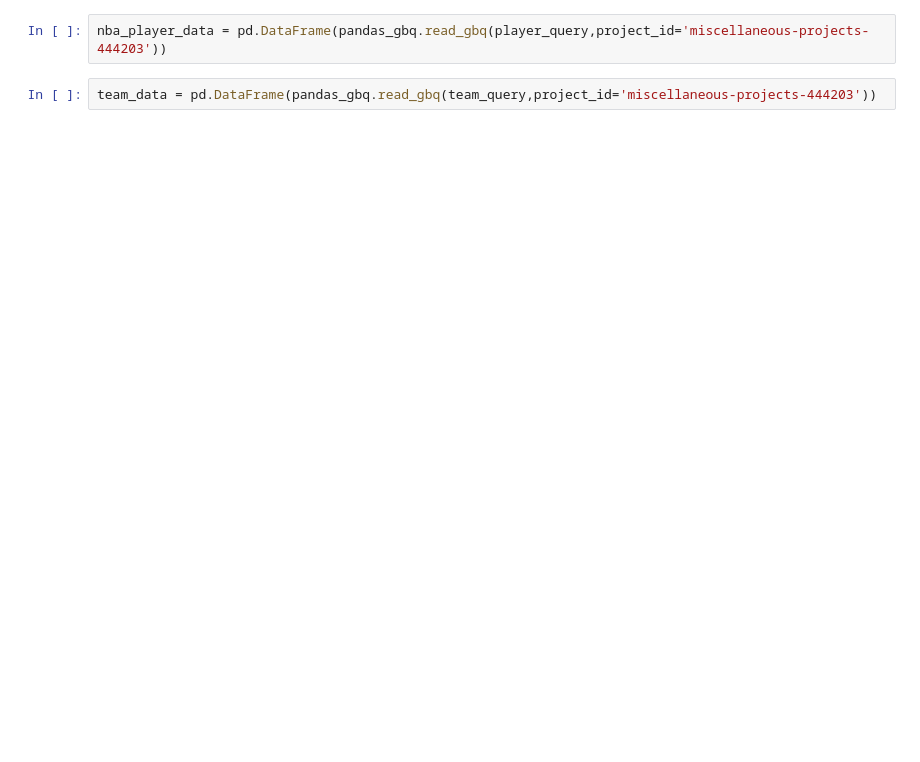
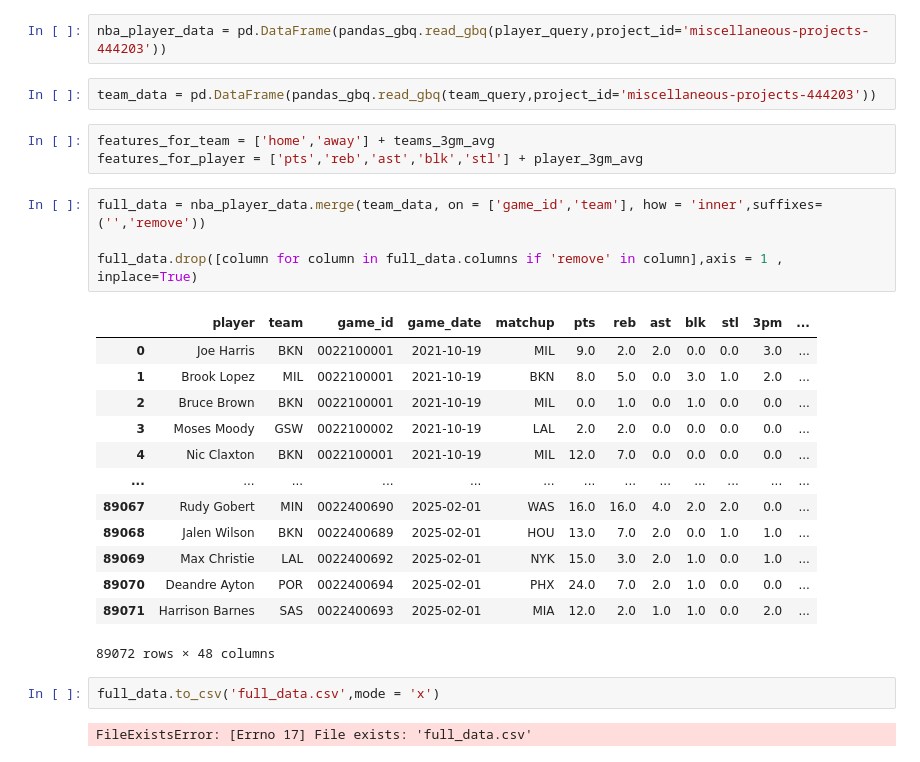
Before and after one commit to Aportra/nba-bet, a Jupyter notebook: models/building_models.ipynb, the cells around one changed output. Saved outputs shown, nothing was run; the diff lists cells and outputs as text; blank space fills up the shorter version.

```diff
--- a/models/building_models.ipynb
+++ b/models/building_models.ipynb
@@ -33,3 +33,28 @@ order by game_date asc
 nba_player_data = pd.DataFrame(pandas_gbq.read_gbq(player_query,project_id='miscellaneous-projects-444203'))
 # %%
 team_data = pd.DataFrame(pandas_gbq.read_gbq(team_query,project_id='miscellaneous-projects-444203'))
+# %%
+features_for_team = ['home','away'] + teams_3gm_avg
+features_for_player = ['pts','reb','ast','blk','stl'] + player_3gm_avg
+# %%
+full_data = nba_player_data.merge(team_data, on = ['game_id','team'], how = 'inner',suffixes=('','remove'))
+
+full_data.drop([column for column in full_data.columns if 'remove' in column],axis = 1 , inplace=True)
+# %% [output]
+|  | player | team | game_id | game_date | matchup | pts | reb | ast | blk | stl | 3pm | ... |
+| 0 | Joe Harris | BKN | 0022100001 | 2021-10-19 | MIL | 9.0 | 2.0 | 2.0 | 0.0 | 0.0 | 3.0 | ... |
+| 1 | Brook Lopez | MIL | 0022100001 | 2021-10-19 | BKN | 8.0 | 5.0 | 0.0 | 3.0 | 1.0 | 2.0 | ... |
+| 2 | Bruce Brown | BKN | 0022100001 | 2021-10-19 | MIL | 0.0 | 1.0 | 0.0 | 1.0 | 0.0 | 0.0 | ... |
+| 3 | Moses Moody | GSW | 0022100002 | 2021-10-19 | LAL | 2.0 | 2.0 | 0.0 | 0.0 | 0.0 | 0.0 | ... |
+| 4 | Nic Claxton | BKN | 0022100001 | 2021-10-19 | MIL | 12.0 | 7.0 | 0.0 | 0.0 | 0.0 | 0.0 | ... |
+| ... | ... | ... | ... | ... | ... | ... | ... | ... | ... | ... | ... | ... |
+| 89067 | Rudy Gobert | MIN | 0022400690 | 2025-02-01 | WAS | 16.0 | 16.0 | 4.0 | 2.0 | 2.0 | 0.0 | ... |
+| 89068 | Jalen Wilson | BKN | 0022400689 | 2025-02-01 | HOU | 13.0 | 7.0 | 2.0 | 0.0 | 1.0 | 1.0 | ... |
+| 89069 | Max Christie | LAL | 0022400692 | 2025-02-01 | NYK | 15.0 | 3.0 | 2.0 | 1.0 | 0.0 | 1.0 | ... |
+| 89070 | Deandre Ayton | POR | 0022400694 | 2025-02-01 | PHX | 24.0 | 7.0 | 2.0 | 1.0 | 0.0 | 0.0 | ... |
+| 89071 | Harrison Barnes | SAS | 0022400693 | 2025-02-01 | MIA | 12.0 | 2.0 | 1.0 | 1.0 | 0.0 | 2.0 | ... |
+89072 rows × 48 columns
+# %%
+full_data.to_csv('full_data.csv',mode = 'x')
+# %% [output]
+FileExistsError: [Errno 17] File exists: 'full_data.csv'
```
Also changed, not shown: parts of 1 cell of this notebook.
